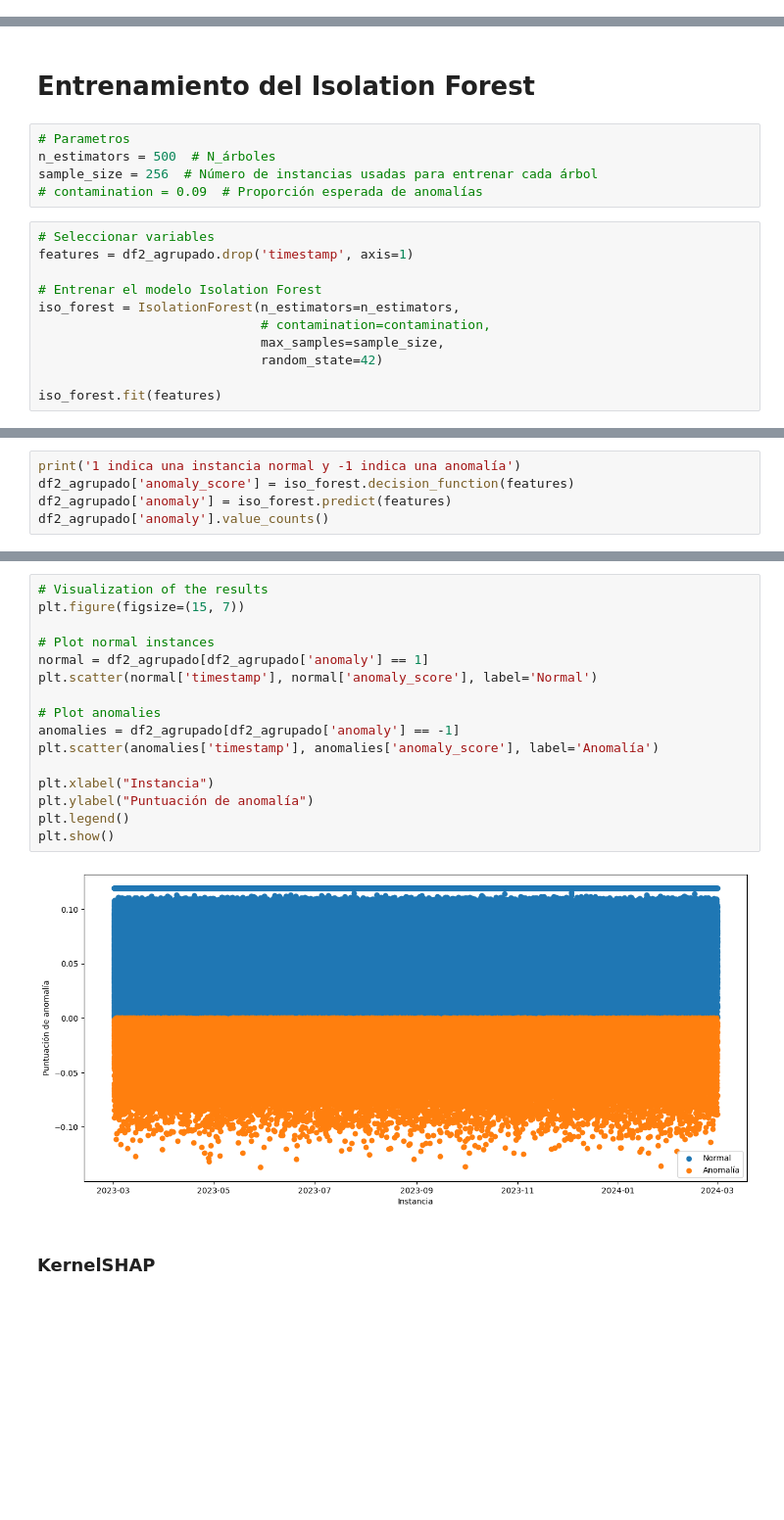
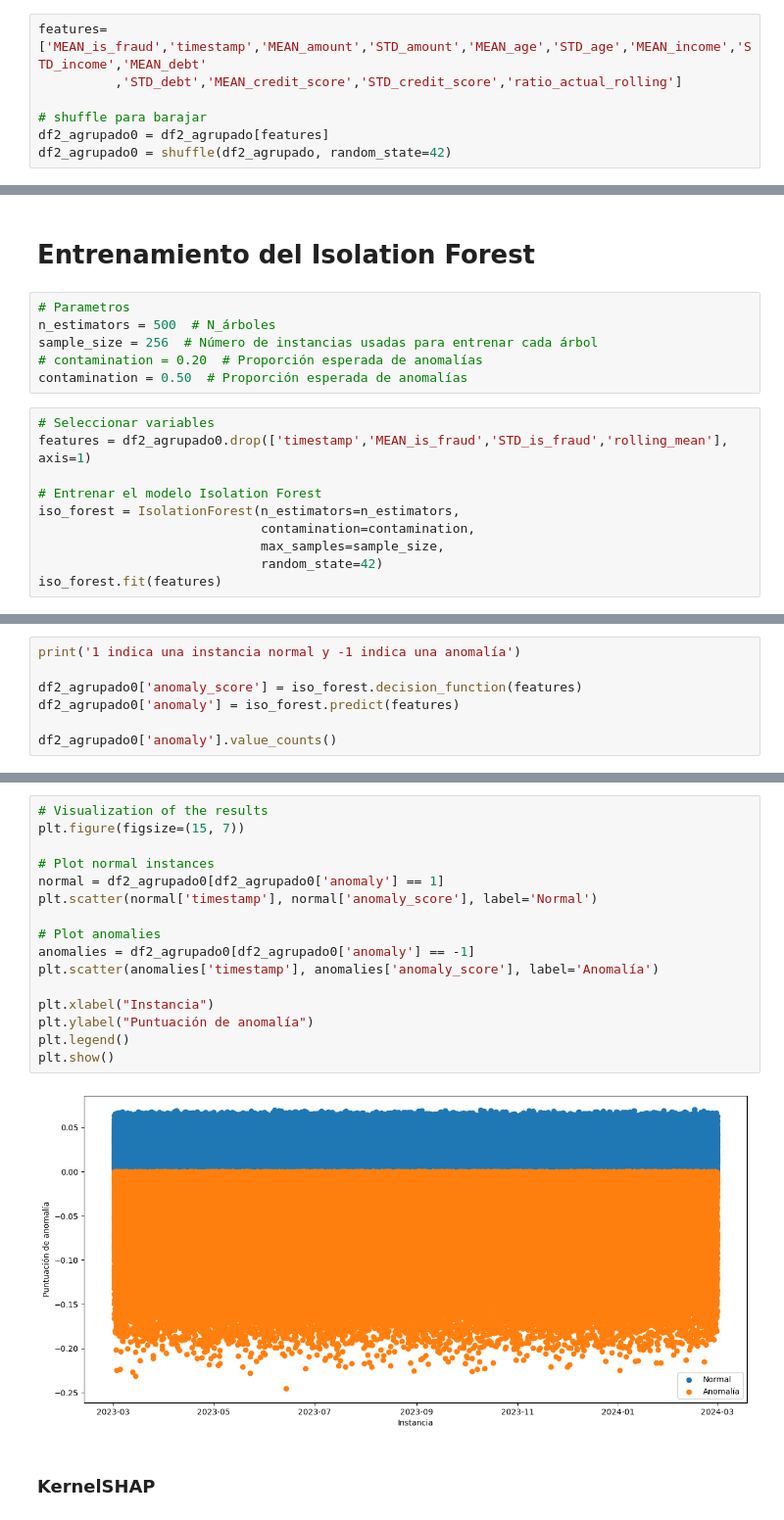
Before and after one commit to cristianfelip/credit_fraud-detect, a Jupyter notebook: Anomalias_tdc.ipynb, the cells around one changed output, grey strips where cells are left out. Shown at 98% size. Saved outputs shown, nothing was run; the diff lists cells and outputs as text; blank space fills up the shorter version.

```diff
--- a/Anomalias_tdc.ipynb
+++ b/Anomalias_tdc.ipynb
@@ -183,0 +241,7 @@ print(df2_agrupado2.shape)
+# %%
+features=['MEAN_is_fraud','timestamp','MEAN_amount','STD_amount','MEAN_age','STD_age','MEAN_income','STD_income','MEAN_debt'
+          ,'STD_debt','MEAN_credit_score','STD_credit_score','ratio_actual_rolling']
+
+# shuffle para barajar
+df2_agrupado0 = df2_agrupado[features]
+df2_agrupado0 = shuffle(df2_agrupado, random_state=42)
@@ -187,16 +271,16 @@ print(df2_agrupado2.shape)
 # Parametros
 n_estimators = 500  # N_árboles
 sample_size = 256  # Número de instancias usadas para entrenar cada árbol
-# contamination = 0.09  # Proporción esperada de anomalías
+# contamination = 0.20  # Proporción esperada de anomalías
+contamination = 0.50  # Proporción esperada de anomalías
 # %%
 # Seleccionar variables
-features = df2_agrupado.drop('timestamp', axis=1)
+features = df2_agrupado0.drop(['timestamp','MEAN_is_fraud','STD_is_fraud','rolling_mean'], axis=1)
 
 # Entrenar el modelo Isolation Forest
 iso_forest = IsolationForest(n_estimators=n_estimators,
-                             # contamination=contamination,
+                             contamination=contamination,
                              max_samples=sample_size,
                              random_state=42)
-
 iso_forest.fit(features)
 # %% [output]
@@ -204,8 +289,10 @@ IsolationForest(max_samples=256, n_estimators=500, random_state=42)
 # %%
 print('1 indica una instancia normal y -1 indica una anomalía')
-df2_agrupado['anomaly_score'] = iso_forest.decision_function(features)
-df2_agrupado['anomaly'] = iso_forest.predict(features)
-df2_agrupado['anomaly'].value_counts()
+
+df2_agrupado0['anomaly_score'] = iso_forest.decision_function(features)
+df2_agrupado0['anomaly'] = iso_forest.predict(features)
+
+df2_agrupado0['anomaly'].value_counts()
 # %% [output]
 1 indica una instancia normal y -1 indica una anomalía
 anomaly
@@ -215,21 +302,21 @@ Name: count, dtype: int64
 # %%
 # Visualization of the results
 plt.figure(figsize=(15, 7))
 
 # Plot normal instances
-normal = df2_agrupado[df2_agrupado['anomaly'] == 1]
+normal = df2_agrupado0[df2_agrupado0['anomaly'] == 1]
 plt.scatter(normal['timestamp'], normal['anomaly_score'], label='Normal')
 
 # Plot anomalies
-anomalies = df2_agrupado[df2_agrupado['anomaly'] == -1]
+anomalies = df2_agrupado0[df2_agrupado0['anomaly'] == -1]
 plt.scatter(anomalies['timestamp'], anomalies['anomaly_score'], label='Anomalía')
 
 plt.xlabel("Instancia")
 plt.ylabel("Puntuación de anomalía")
 plt.legend()
 plt.show()
 # %% [output]
-[figure, old version]
+[figure, new version]
 # %% [markdown]
 ### KernelSHAP
 # %%
```
Also changed, not shown: parts of 27 cells of this notebook.
